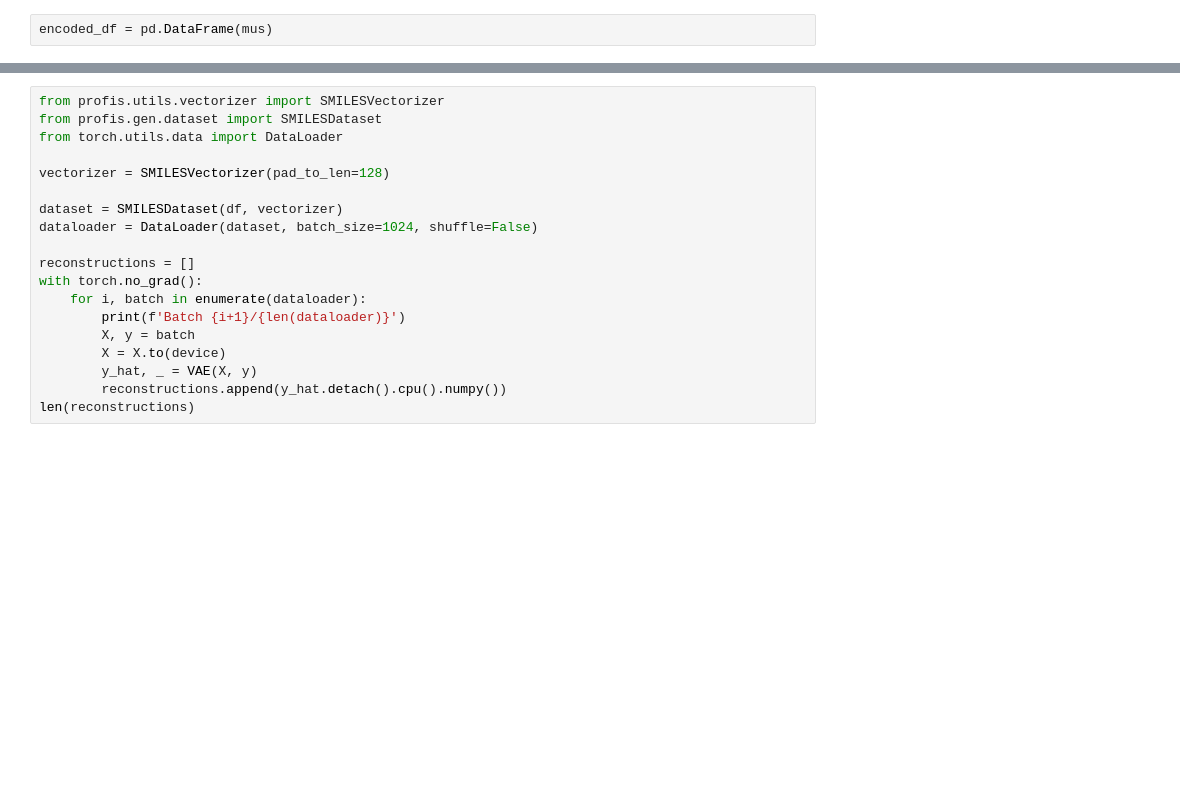
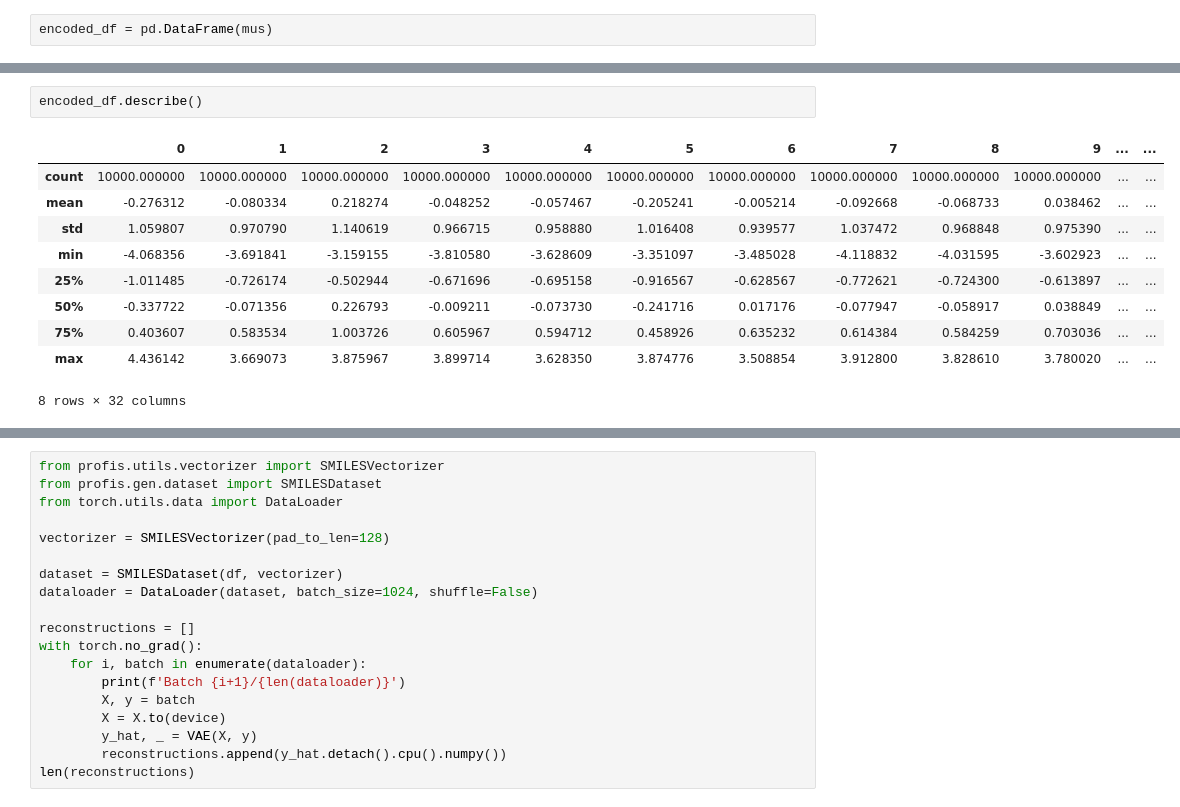
Before and after one commit to hubertrybka/profis, a Jupyter notebook: metrics.ipynb, the cells around one changed output, grey strips where cells are left out. Cells and saved outputs as stored; diff of their text form; blank space fills up the shorter version.

```diff
--- a/metrics.ipynb
+++ b/metrics.ipynb
@@ -42,0 +43,13 @@ encoded_df
+# %%
+encoded_df.describe()
+# %% [output]
+|  | 0 | 1 | 2 | 3 | 4 | 5 | 6 | 7 | 8 | 9 | ... | ... |
+| count | 10000.000000 | 10000.000000 | 10000.000000 | 10000.000000 | 10000.000000 | 10000.000000 | 10000.000000 | 10000.000000 | 10000.000000 | 10000.000000 | ... | ... |
+| mean | -0.276312 | -0.080334 | 0.218274 | -0.048252 | -0.057467 | -0.205241 | -0.005214 | -0.092668 | -0.068733 | 0.038462 | ... | ... |
+| std | 1.059807 | 0.970790 | 1.140619 | 0.966715 | 0.958880 | 1.016408 | 0.939577 | 1.037472 | 0.968848 | 0.975390 | ... | ... |
+| min | -4.068356 | -3.691841 | -3.159155 | -3.810580 | -3.628609 | -3.351097 | -3.485028 | -4.118832 | -4.031595 | -3.602923 | ... | ... |
+| 25% | -1.011485 | -0.726174 | -0.502944 | -0.671696 | -0.695158 | -0.916567 | -0.628567 | -0.772621 | -0.724300 | -0.613897 | ... | ... |
+| 50% | -0.337722 | -0.071356 | 0.226793 | -0.009211 | -0.073730 | -0.241716 | 0.017176 | -0.077947 | -0.058917 | 0.038849 | ... | ... |
+| 75% | 0.403607 | 0.583534 | 1.003726 | 0.605967 | 0.594712 | 0.458926 | 0.635232 | 0.614384 | 0.584259 | 0.703036 | ... | ... |
+| max | 4.436142 | 3.669073 | 3.875967 | 3.899714 | 3.628350 | 3.874776 | 3.508854 | 3.912800 | 3.828610 | 3.780020 | ... | ... |
+8 rows × 32 columns
```
Also changed, not shown: parts of 4 cells of this notebook, 12 other files.
